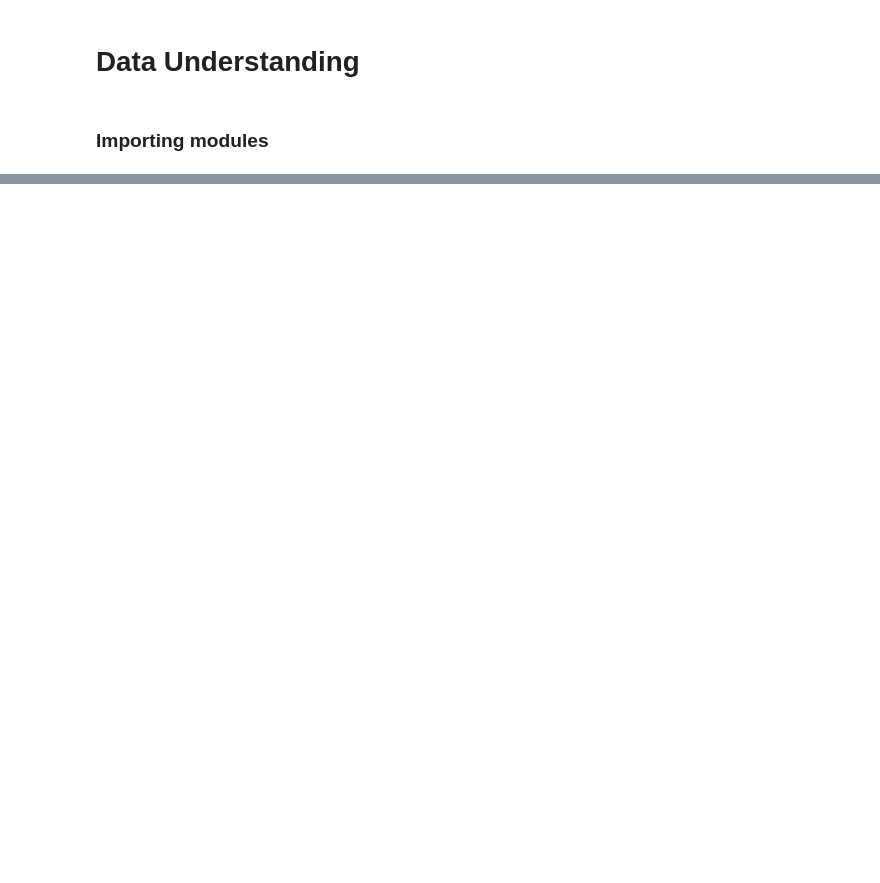
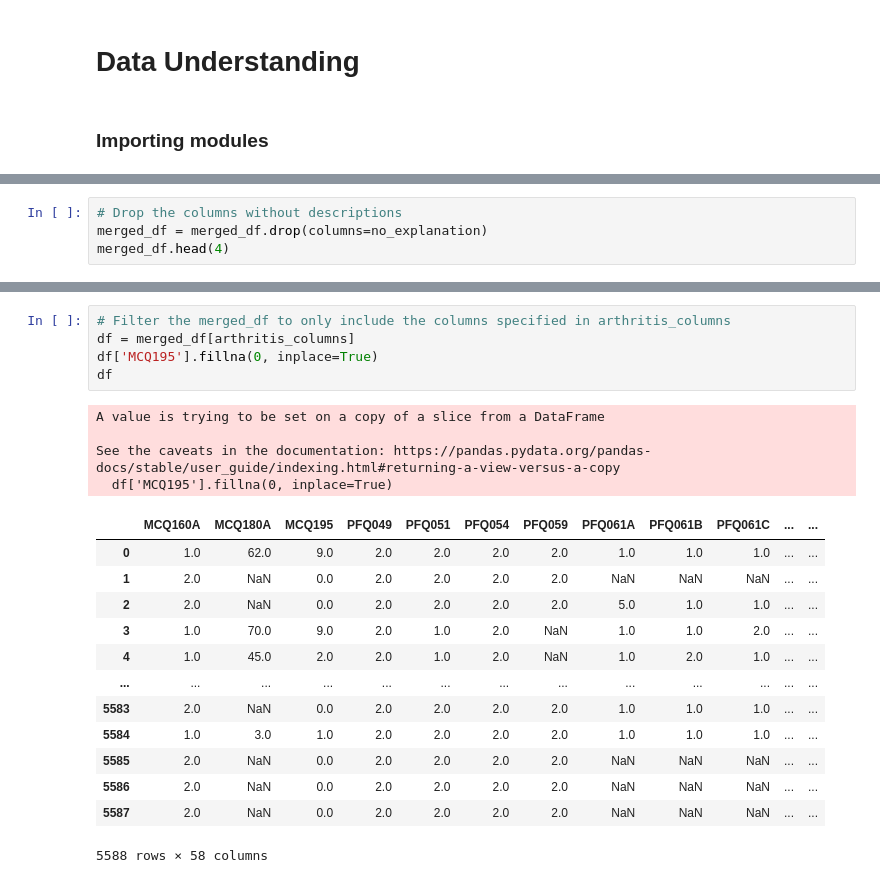
Before and after one commit to mikolajhilgert/jads-dm-project, a Jupyter notebook: Project Code.ipynb, the cells around one changed output, grey strips where cells are left out. Saved outputs shown, nothing was run; the diff lists cells and outputs as text; blank space fills up the shorter version.

```diff
--- a/Project Code.ipynb
+++ b/Project Code.ipynb
@@ -73,0 +112,4 @@ for csv_file in csv_files:
+# %%
+# Drop the columns without descriptions
+merged_df = merged_df.drop(columns=no_explanation)
+merged_df.head(4)
@@ -73,0 +223,23 @@ for csv_file in csv_files:
+# %%
+# Filter the merged_df to only include the columns specified in arthritis_columns
+df = merged_df[arthritis_columns]
+df['MCQ195'].fillna(0, inplace=True)
+df
+# %% [output]
+A value is trying to be set on a copy of a slice from a DataFrame
+
+See the caveats in the documentation: https://pandas.pydata.org/pandas-docs/stable/user_guide/indexing.html#returning-a-view-versus-a-copy
+  df['MCQ195'].fillna(0, inplace=True)
+|  | MCQ160A | MCQ180A | MCQ195 | PFQ049 | PFQ051 | PFQ054 | PFQ059 | PFQ061A | PFQ061B | PFQ061C | ... | ... |
+| 0 | 1.0 | 62.0 | 9.0 | 2.0 | 2.0 | 2.0 | 2.0 | 1.0 | 1.0 | 1.0 | ... | ... |
+| 1 | 2.0 | NaN | 0.0 | 2.0 | 2.0 | 2.0 | 2.0 | NaN | NaN | NaN | ... | ... |
+| 2 | 2.0 | NaN | 0.0 | 2.0 | 2.0 | 2.0 | 2.0 | 5.0 | 1.0 | 1.0 | ... | ... |
+| 3 | 1.0 | 70.0 | 9.0 | 2.0 | 1.0 | 2.0 | NaN | 1.0 | 1.0 | 2.0 | ... | ... |
+| 4 | 1.0 | 45.0 | 2.0 | 2.0 | 1.0 | 2.0 | NaN | 1.0 | 2.0 | 1.0 | ... | ... |
+| ... | ... | ... | ... | ... | ... | ... | ... | ... | ... | ... | ... | ... |
+| 5583 | 2.0 | NaN | 0.0 | 2.0 | 2.0 | 2.0 | 2.0 | 1.0 | 1.0 | 1.0 | ... | ... |
+| 5584 | 1.0 | 3.0 | 1.0 | 2.0 | 2.0 | 2.0 | 2.0 | 1.0 | 1.0 | 1.0 | ... | ... |
+| 5585 | 2.0 | NaN | 0.0 | 2.0 | 2.0 | 2.0 | 2.0 | NaN | NaN | NaN | ... | ... |
+| 5586 | 2.0 | NaN | 0.0 | 2.0 | 2.0 | 2.0 | 2.0 | NaN | NaN | NaN | ... | ... |
+| 5587 | 2.0 | NaN | 0.0 | 2.0 | 2.0 | 2.0 | 2.0 | NaN | NaN | NaN | ... | ... |
+5588 rows × 58 columns
```
Also changed, not shown: parts of 14 cells of this notebook.
